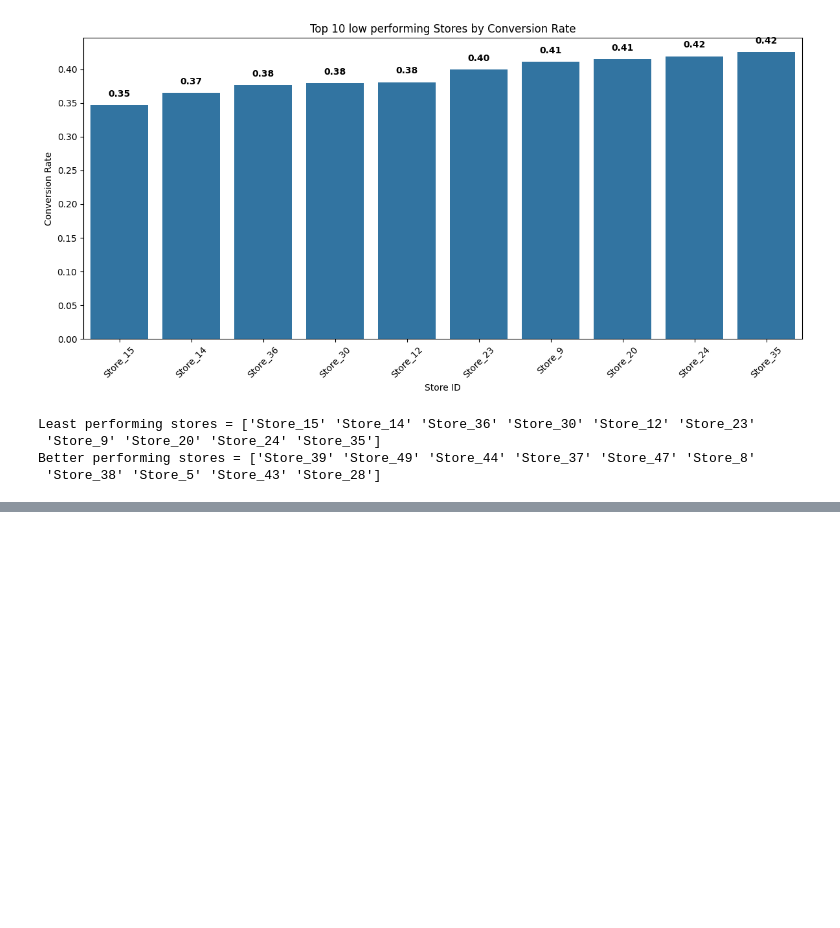
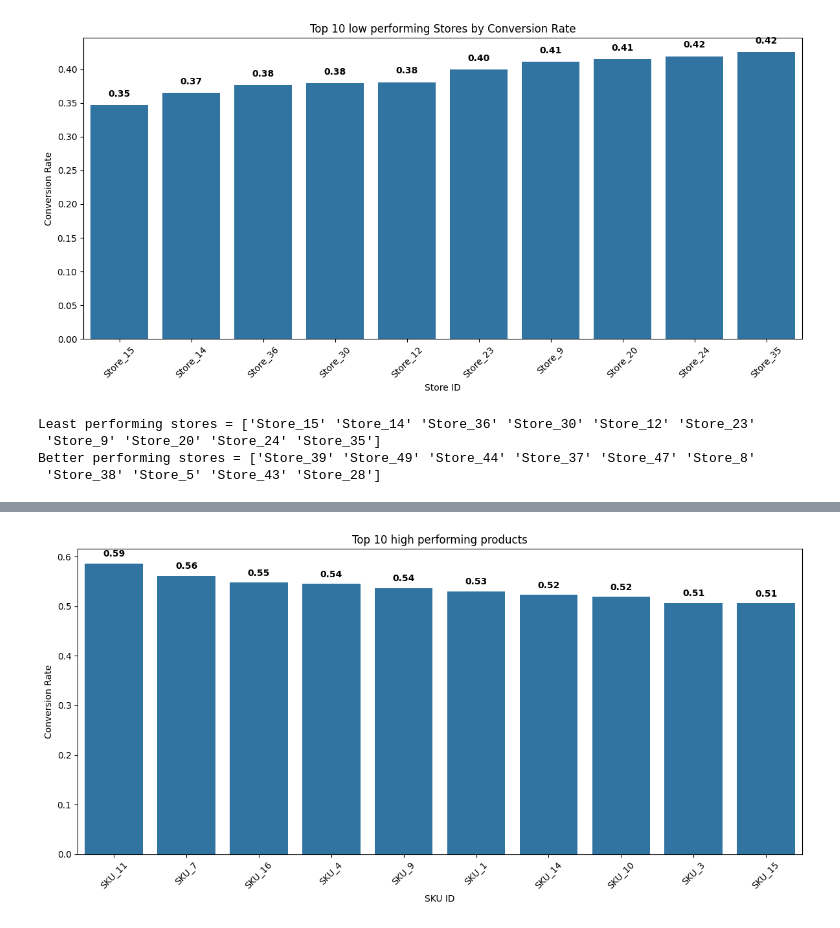
Before and after one commit to RaisunLakra/Store-Data-Conversion-Analysis, a Jupyter notebook: Notebook/Conversion_Analysis.ipynb, the cells around one changed output, grey strips where cells are left out. Saved outputs shown, nothing was run; the diff lists cells and outputs as text; code cells hidden in the pictures; blank space fills up the shorter version.

Commit message:
Identified top-performing and underperforming SKUs based on conversion rates.

```diff
--- a/Notebook/Conversion_Analysis.ipynb
+++ b/Notebook/Conversion_Analysis.ipynb
@@ -237,0 +242,6 @@ Better performing stores = ['Store_39' 'Store_49' 'Store_44' 'Store_37' 'Store_4
+# %%
+top_skus = df_sku_level.sort_values(by='Conversion Rate', ascending=False).head(10)
+bottom_skus = df_sku_level.sort_values(by='Conversion Rate', ascending=True).head(10)
+# %%
+top_skus = top_skus.reset_index(drop=True)
+bottom_skus = bottom_skus.reset_index(drop=True)
@@ -237,0 +276,18 @@ Better performing stores = ['Store_39' 'Store_49' 'Store_44' 'Store_37' 'Store_4
+# %%
+# Plot graph for top performing products
+
+plt.figure(figsize=(12, 6))
+sns.barplot(x='SKU ID', y='Conversion Rate', data=top_skus)
+plt.title("Top 10 high performing products")
+plt.xticks(rotation=45)
+plt.tight_layout()
+for i, row in top_skus.iterrows():
+    plt.text(
+        x=i,
+        y=row['Conversion Rate'] + 0.01,
+        s=f"{row['Conversion Rate']:.2f}",
+        ha='center', va='bottom', fontweight='bold', fontsize=10
+    )
+plt.show()
+# %% [output]
+[figure, added]
```
Also changed, not shown: parts of 10 cells of this notebook.
